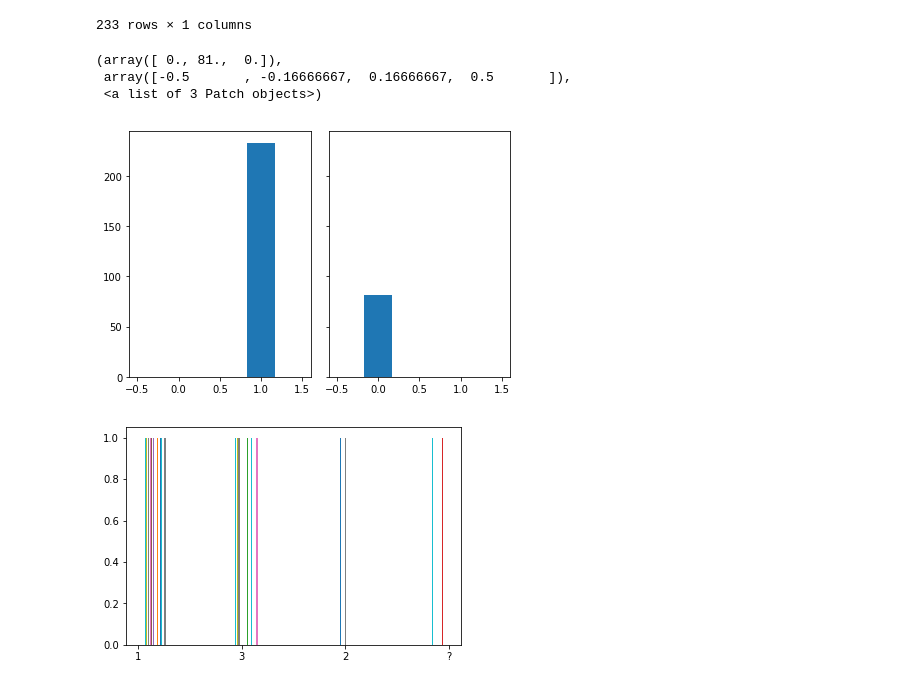
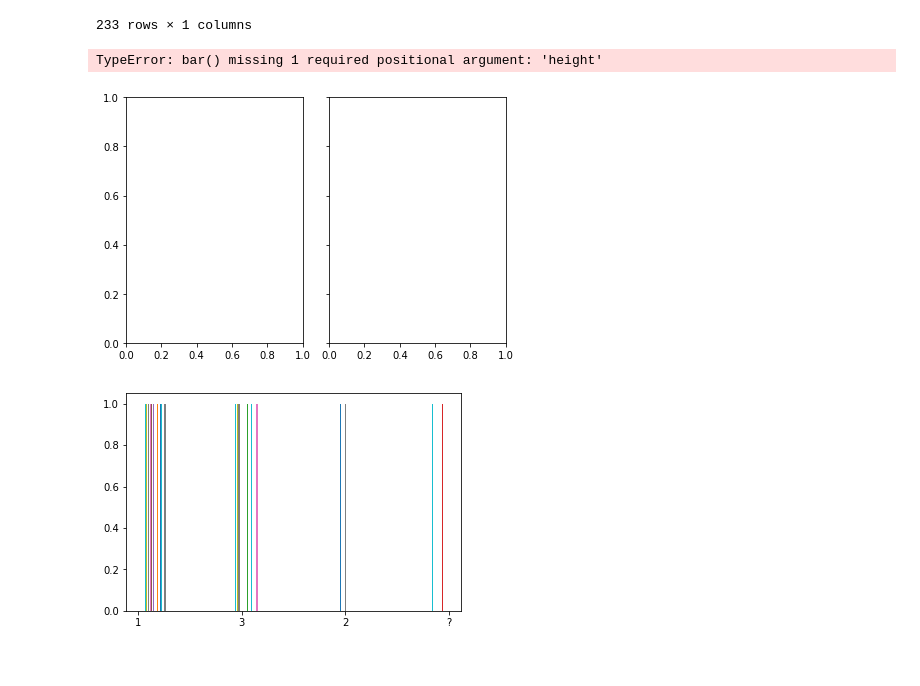
Before and after one commit to Pballer/dsc-using-sql-with-pandas-lab-dc-ds-071519, a Jupyter notebook: index.ipynb, the cells around one changed output. Drawn from its saved outputs; the diff is of its cells as text; code cells hidden in the pictures.

```diff
--- a/index.ipynb
+++ b/index.ipynb
@@ -317,13 +317,11 @@ survived_females_by_pclass_df
 233 rows × 1 columns
 # %%
 fig, axs = plt.subplots(1, 2, sharey=True, sharex=True, tight_layout=True)
-axs[0].hist('Survived', data=survived_females_by_pclass_df, bins=3)
-axs[1].hist('Survived', data=died_females_by_pclass_df, bins=3)
+axs[0].bar('Survived', data=survived_females_by_pclass_df, bins=3)
+axs[1].bar('Survived', data=died_females_by_pclass_df, bins=3)
 # %% [output]
-(array([ 0., 81.,  0.]),
- array([-0.5       , -0.16666667,  0.16666667,  0.5       ]),
- <a list of 3 Patch objects>)
+TypeError: bar() missing 1 required positional argument: 'height'
-[figure, old version]
+[figure, new version]
 # %%
 # Create and label the histograms for each below!
 ax1 = plt.subplot(1,1,1)
```
